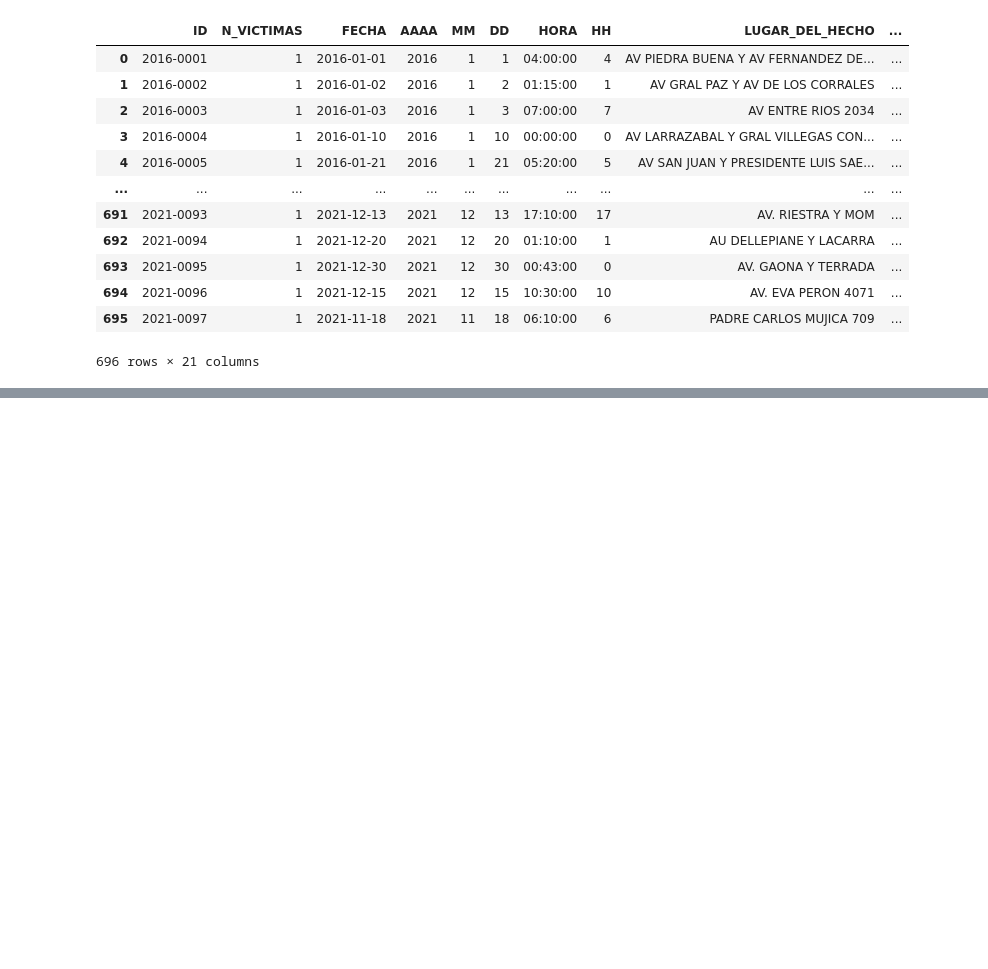
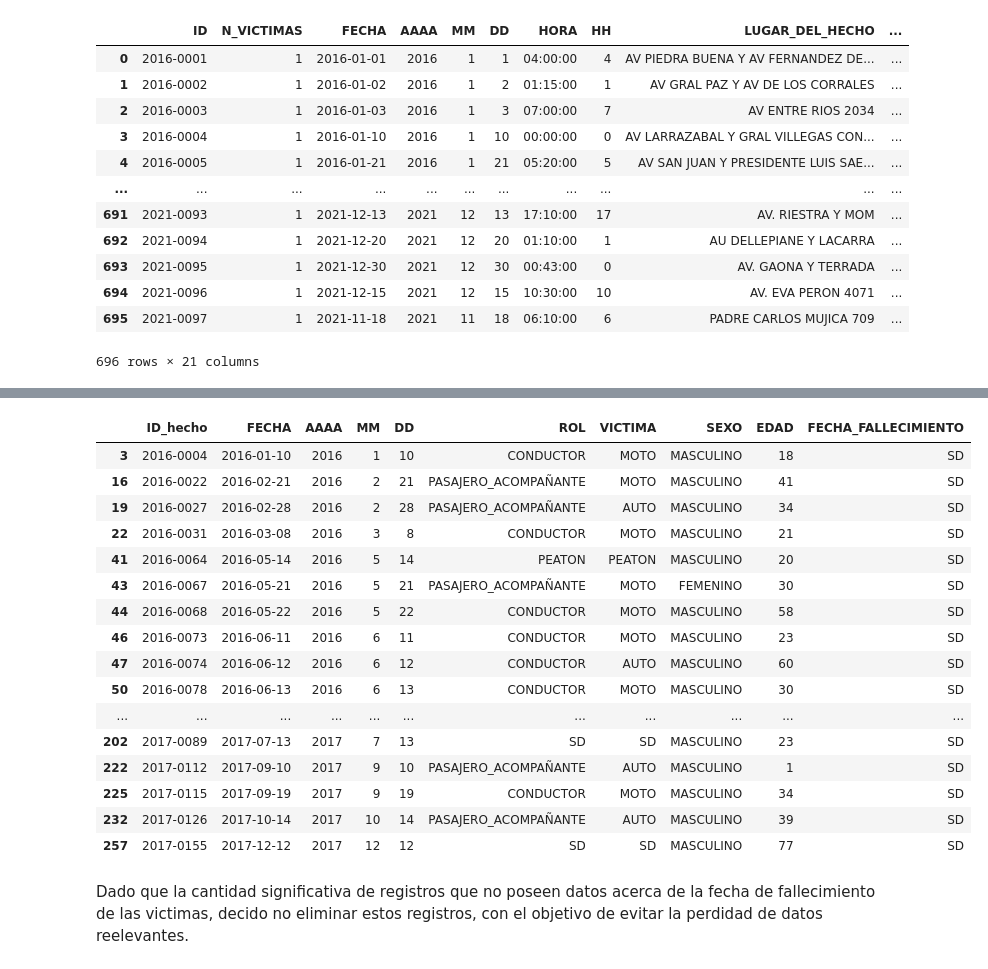
Before and after one commit to PabloSalinas2/Siniestros_Viales_Data_Analysis, a Jupyter notebook: EDA.ipynb, the cells around one changed output, grey strips where cells are left out. Saved outputs shown, nothing was run; the diff lists cells and outputs as text; code cells hidden in the pictures; blank space fills up the shorter version.

```diff
--- a/EDA.ipynb
+++ b/EDA.ipynb
@@ -26,0 +399,3 @@ df_homicidios
+# %%
+homicidios_victimas=pd.read_excel(ruta1,sheet_name='VICTIMAS')
+homicidios_victimas
@@ -26,0 +452,3 @@ df_homicidios
+# %%
+homicidios_victimas=homicidios_victimas[homicidios_victimas['EDAD']!='SD'].reset_index(drop=True)
+homicidios_victimas
@@ -26,0 +469,23 @@ df_homicidios
+# %%
+# Explorar columna "FECHA_FALLECIMIENTO"
+homicidios_victimas[homicidios_victimas['FECHA_FALLECIMIENTO']=='SD']
+# %% [output]
+|  | ID_hecho | FECHA | AAAA | MM | DD | ROL | VICTIMA | SEXO | EDAD | FECHA_FALLECIMIENTO |
+| 3 | 2016-0004 | 2016-01-10 | 2016 | 1 | 10 | CONDUCTOR | MOTO | MASCULINO | 18 | SD |
+| 16 | 2016-0022 | 2016-02-21 | 2016 | 2 | 21 | PASAJERO_ACOMPAÑANTE | MOTO | MASCULINO | 41 | SD |
+| 19 | 2016-0027 | 2016-02-28 | 2016 | 2 | 28 | PASAJERO_ACOMPAÑANTE | AUTO | MASCULINO | 34 | SD |
+| 22 | 2016-0031 | 2016-03-08 | 2016 | 3 | 8 | CONDUCTOR | MOTO | MASCULINO | 21 | SD |
+| 41 | 2016-0064 | 2016-05-14 | 2016 | 5 | 14 | PEATON | PEATON | MASCULINO | 20 | SD |
+| 43 | 2016-0067 | 2016-05-21 | 2016 | 5 | 21 | PASAJERO_ACOMPAÑANTE | MOTO | FEMENINO | 30 | SD |
+| 44 | 2016-0068 | 2016-05-22 | 2016 | 5 | 22 | CONDUCTOR | MOTO | MASCULINO | 58 | SD |
+| 46 | 2016-0073 | 2016-06-11 | 2016 | 6 | 11 | CONDUCTOR | MOTO | MASCULINO | 23 | SD |
+| 47 | 2016-0074 | 2016-06-12 | 2016 | 6 | 12 | CONDUCTOR | AUTO | MASCULINO | 60 | SD |
+| 50 | 2016-0078 | 2016-06-13 | 2016 | 6 | 13 | CONDUCTOR | MOTO | MASCULINO | 30 | SD |
+| ... | ... | ... | ... | ... | ... | ... | ... | ... | ... | ... |
+| 202 | 2017-0089 | 2017-07-13 | 2017 | 7 | 13 | SD | SD | MASCULINO | 23 | SD |
+| 222 | 2017-0112 | 2017-09-10 | 2017 | 9 | 10 | PASAJERO_ACOMPAÑANTE | AUTO | MASCULINO | 1 | SD |
+| 225 | 2017-0115 | 2017-09-19 | 2017 | 9 | 19 | CONDUCTOR | MOTO | MASCULINO | 34 | SD |
+| 232 | 2017-0126 | 2017-10-14 | 2017 | 10 | 14 | PASAJERO_ACOMPAÑANTE | AUTO | MASCULINO | 39 | SD |
+| 257 | 2017-0155 | 2017-12-12 | 2017 | 12 | 12 | SD | SD | MASCULINO | 77 | SD |
+# %% [markdown]
+Dado que la cantidad significativa  de registros que no poseen datos acerca de la fecha de fallecimiento de las victimas, decido no eliminar estos registros, con el objetivo de evitar la perdidad de datos reelevantes.
```
Also changed, not shown: parts of 86 cells of this notebook.
